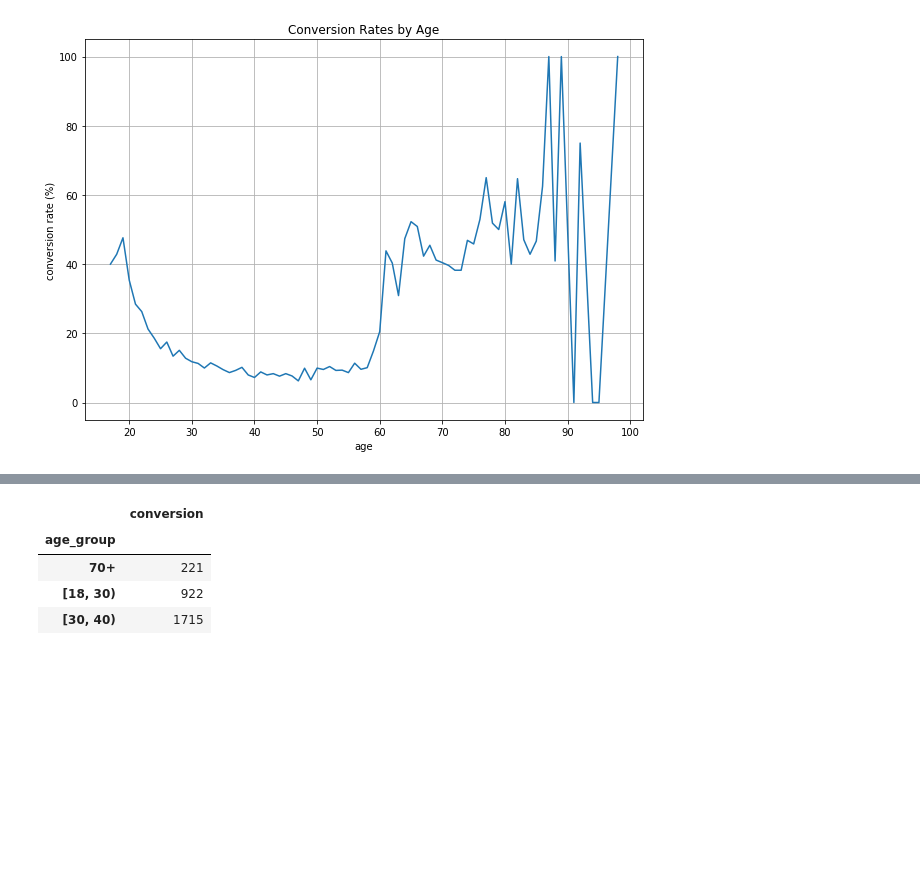
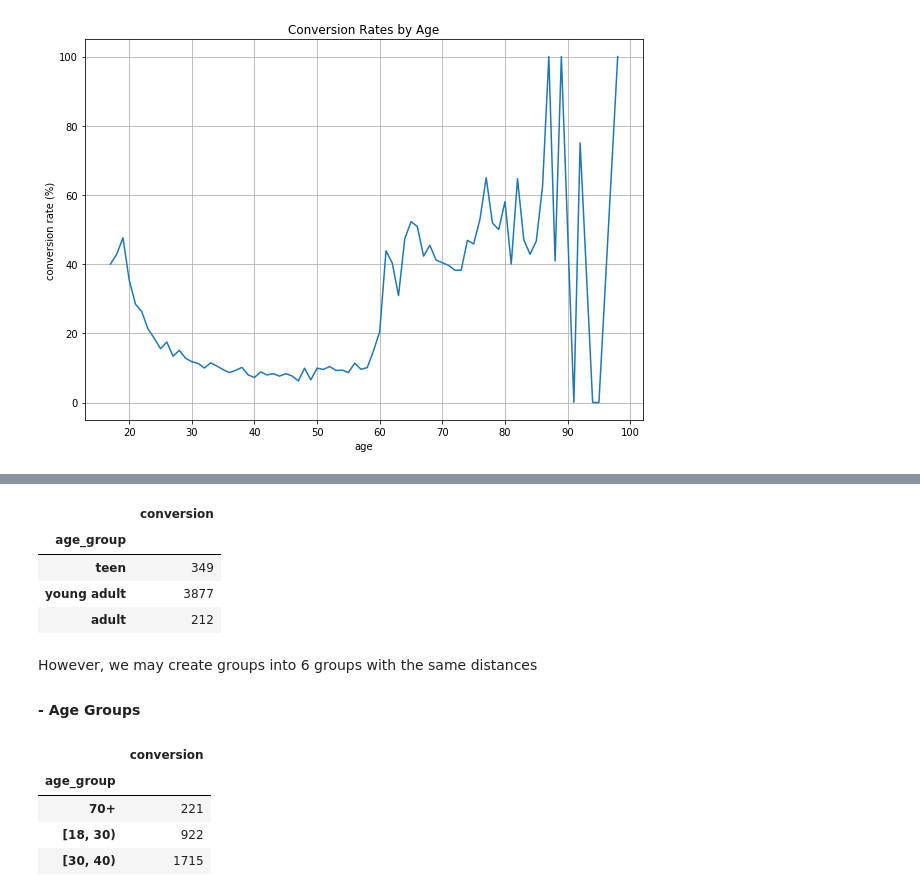
Before and after one commit to ryan13/Projects_prototype, a Jupyter notebook: Marketing_analytics/ConversionRate.ipynb, the cells around one changed output, grey strips where cells are left out. Saved outputs shown, nothing was run; the diff lists cells and outputs as text; code cells hidden in the pictures; blank space fills up the shorter version.

Commit message:
update conversion rate

```diff
--- a/Marketing_analytics/ConversionRate.ipynb
+++ b/Marketing_analytics/ConversionRate.ipynb
@@ -100,3 +127,18 @@ plt.show()
+# %%
+pd.DataFrame(
+    df.groupby(
+        by='age_group'
+    )['conversion'].sum()
+).head(3)
+# %% [output]
+|  | conversion |
+| age_group |  |
+| teen | 349 |
+| young adult | 3877 |
+| adult | 212 |
+# %% [markdown]
+However, we may create groups into 6 groups with the same distances
+#### - Age Groups
 # %%
 df['age_group'] = df['age'].apply(
     lambda x: '[18, 30)' if x < 30 else '[30, 40)' if x < 40 \
```
Also changed, not shown: parts of 7 cells of this notebook.
